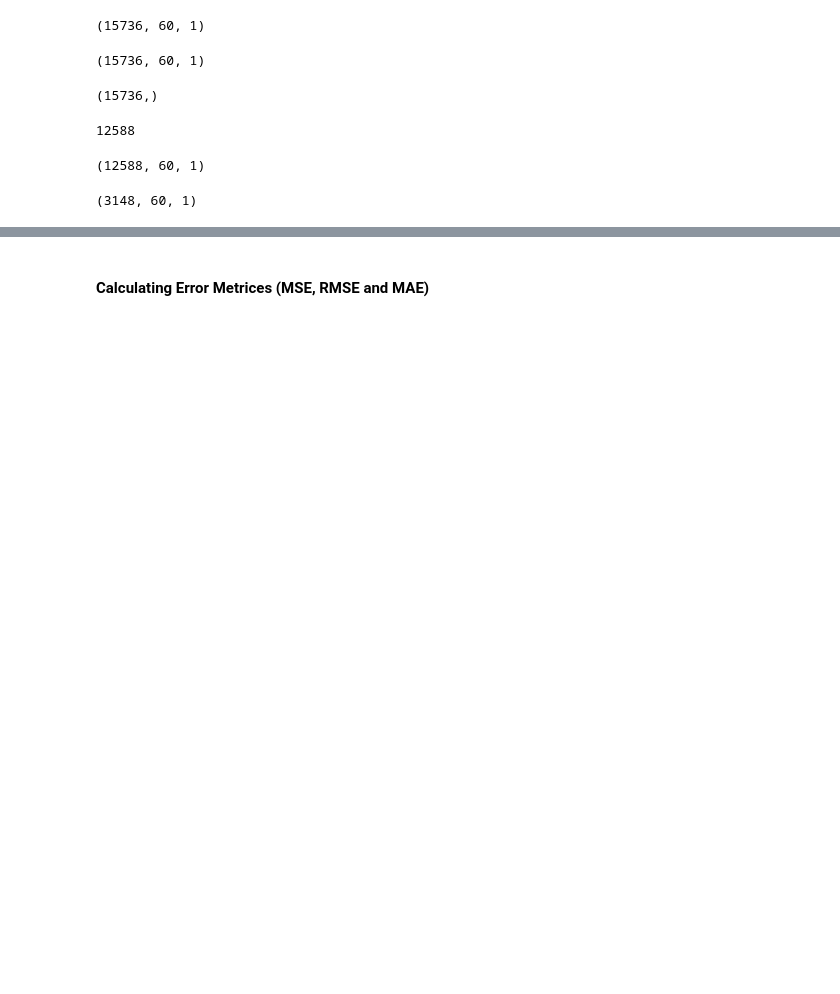
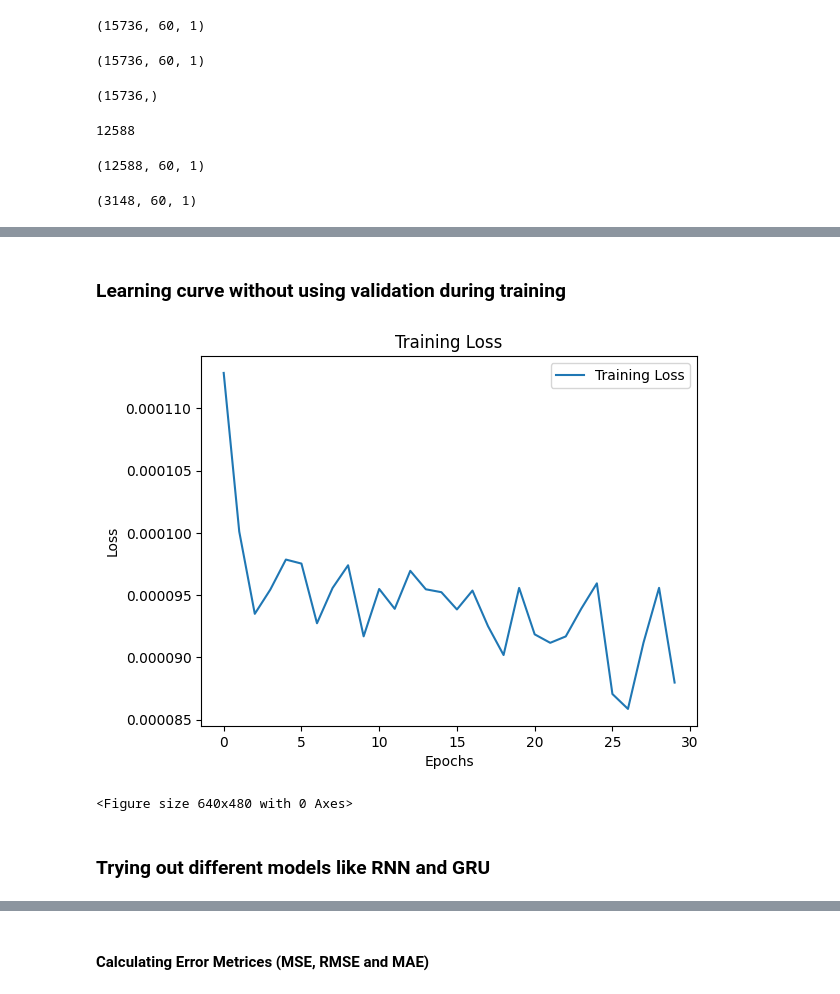
Before and after one commit to asimMahat/Stock-Market-Prediction, a Jupyter notebook: LSTM_predictor.ipynb, the cells around one changed output, grey strips where cells are left out. Cells and saved outputs as stored; diff of their text form; code cells hidden in the pictures; blank space fills up the shorter version.

```diff
--- a/LSTM_predictor.ipynb
+++ b/LSTM_predictor.ipynb
@@ -224,0 +240,3 @@ Epoch 30/30
+# %%
+
+history_without_validation = model.fit(X_train, y_train,batch_size=32, epochs=30)
@@ -224,0 +261,16 @@ Epoch 30/30
+# %% [markdown]
+### Learning curve without using validation during training
+# %%
+plt.plot(history_without_validation.history['loss'], label='Training Loss')
+# plt.plot(history.history['val_loss'], label='Validation Loss')
+plt.title('Training Loss')
+plt.xlabel('Epochs')
+plt.ylabel('Loss')
+plt.legend()
+plt.show()
+plt.savefig("foo.png",bbox_inches='tight')
+# %% [output]
+[figure, added]
+<Figure size 640x480 with 0 Axes>
+# %% [markdown]
+### Trying out different models like RNN and GRU
```
Also changed, not shown: parts of 38 cells of this notebook, 2 other files.
